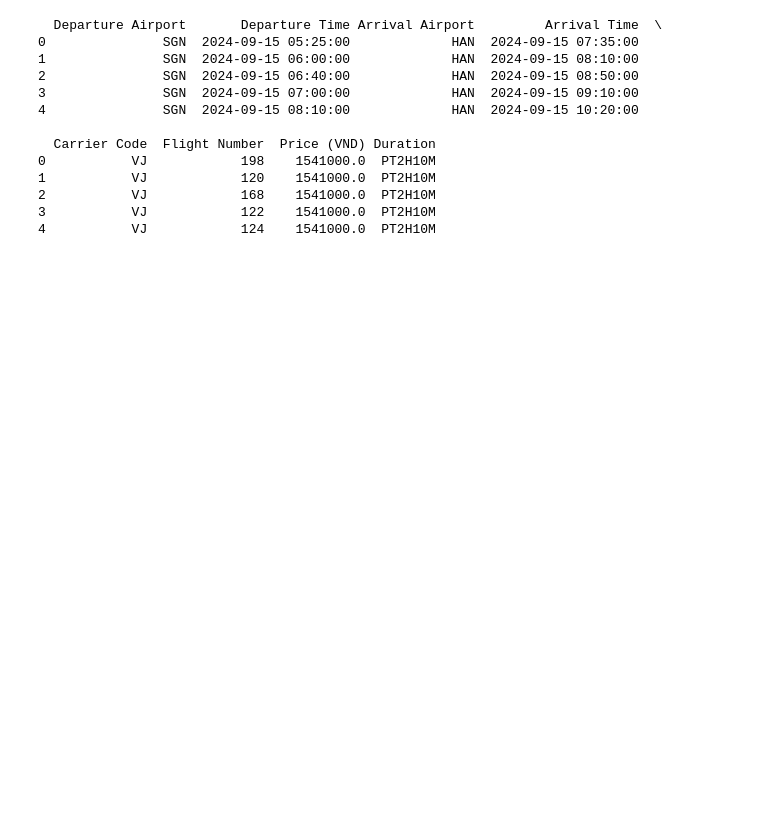
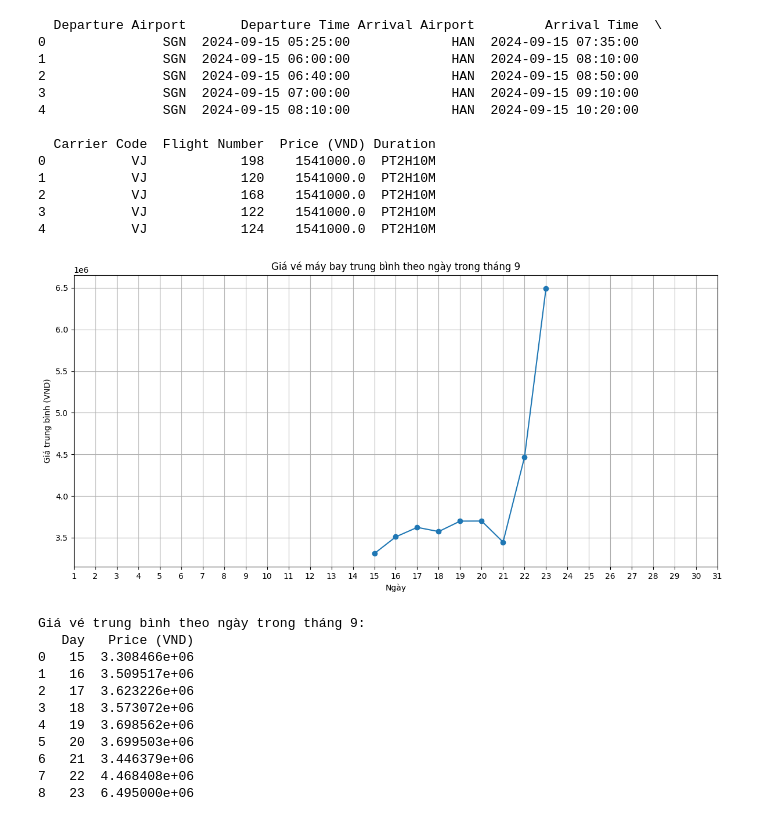
Before and after one commit to dinhgia2106/Flight-Price-Predict, a Jupyter notebook: sql.ipynb, the cells around one changed output. Saved outputs shown, nothing was run; the diff lists cells and outputs as text; code cells hidden in the pictures; blank space fills up the shorter version.

```diff
--- a/sql.ipynb
+++ b/sql.ipynb
@@ -18,3 +18,44 @@ print(df.head())
 2           VJ            168    1541000.0  PT2H10M
 3           VJ            122    1541000.0  PT2H10M
 4           VJ            124    1541000.0  PT2H10M
+# %%
+import matplotlib.pyplot as plt
+
+# Chuyển đổi cột 'Departure Time' thành định dạng datetime nếu chưa được chuyển đổi
+df['Departure Time'] = pd.to_datetime(df['Departure Time'])
+
+# Lọc dữ liệu cho tháng 9
+df_september = df[df['Departure Time'].dt.month == 9]
+
+# Tạo cột mới 'Day' để lưu trữ ngày của chuyến bay
+df_september['Day'] = df_september['Departure Time'].dt.day
+
+# Tính giá trung bình theo ngày
+daily_avg_price = df_september.groupby('Day')['Price (VND)'].mean().reset_index()
+
+# Vẽ biểu đồ
+plt.figure(figsize=(12, 6))
+plt.plot(daily_avg_price['Day'], daily_avg_price['Price (VND)'], marker='o')
+plt.title('Giá vé máy bay trung bình theo ngày trong tháng 9')
+plt.xlabel('Ngày')
+plt.ylabel('Giá trung bình (VND)')
+plt.xticks(range(1, 32))
+plt.grid(True)
+plt.tight_layout()
+plt.show()
+
+print("Giá vé trung bình theo ngày trong tháng 9:")
+print(daily_avg_price)
+# %% [output]
+[figure, added]
+Giá vé trung bình theo ngày trong tháng 9:
+   Day   Price (VND)
+0   15  3.308466e+06
+1   16  3.509517e+06
+2   17  3.623226e+06
+3   18  3.573072e+06
+4   19  3.698562e+06
+5   20  3.699503e+06
+6   21  3.446379e+06
+7   22  4.468408e+06
+8   23  6.495000e+06
```
Also changed, not shown: parts of 8 cells of this notebook.
